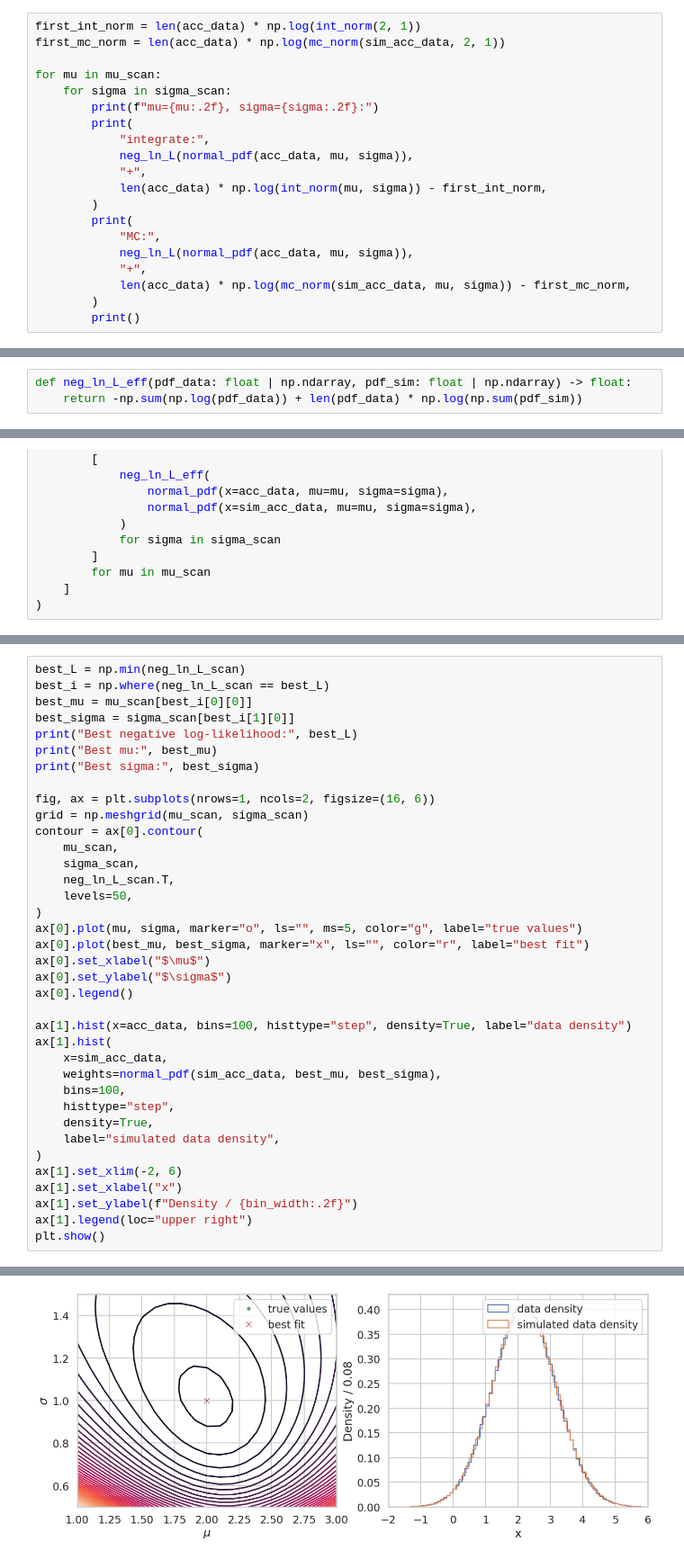
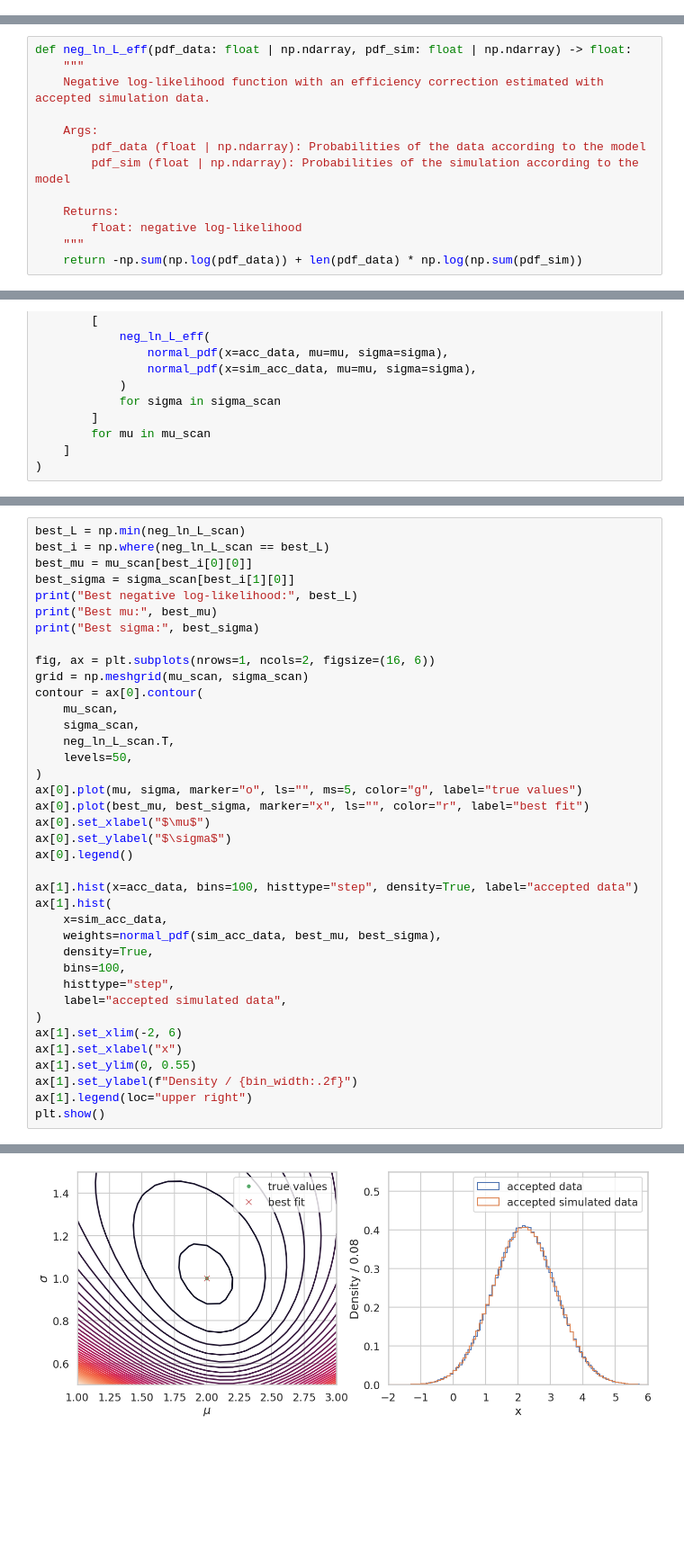
Before and after one commit to n-idw/tutorials, a Jupyter notebook: maximum_likelihood_method.ipynb, the cells around one changed output, grey strips where cells are left out. Shown at 90% size. Cells and saved outputs as stored; diff of their text form; blank space fills up the shorter version.

```diff
--- a/maximum_likelihood_method.ipynb
+++ b/maximum_likelihood_method.ipynb
@@ -444,20 +429,0 @@ sim_acc_data = apply_eff(sim_data)
-# %%
-first_int_norm = len(acc_data) * np.log(int_norm(2, 1))
-first_mc_norm = len(acc_data) * np.log(mc_norm(sim_acc_data, 2, 1))
-
-for mu in mu_scan:
-    for sigma in sigma_scan:
-        print(f"mu={mu:.2f}, sigma={sigma:.2f}:")
-        print(
-            "integrate:",
-            neg_ln_L(normal_pdf(acc_data, mu, sigma)),
-            "+",
-            len(acc_data) * np.log(int_norm(mu, sigma)) - first_int_norm,
-        )
-        print(
-            "MC:",
-            neg_ln_L(normal_pdf(acc_data, mu, sigma)),
-            "+",
-            len(acc_data) * np.log(mc_norm(sim_acc_data, mu, sigma)) - first_mc_norm,
-        )
-        print()
@@ -482,5 +430,15 @@ MC: 839842.5542377618 + 86636.24730900396
 # %%
 def neg_ln_L_eff(pdf_data: float | np.ndarray, pdf_sim: float | np.ndarray) -> float:
+    """
+    Negative log-likelihood function with an efficiency correction estimated with accepted simulation data.
+
+    Args:
+        pdf_data (float | np.ndarray): Probabilities of the data according to the model
+        pdf_sim (float | np.ndarray): Probabilities of the simulation according to the model
+
+    Returns:
+        float: negative log-likelihood
+    """
     return -np.sum(np.log(pdf_data)) + len(pdf_data) * np.log(np.sum(pdf_sim))
 # %% [markdown]
 To use this definition we need to simulate an efficiency accepted sample.
@@ -558,17 +516,18 @@ ax[0].set_xlabel("$\mu$")
 ax[0].set_ylabel("$\sigma$")
 ax[0].legend()
 
-ax[1].hist(x=acc_data, bins=100, histtype="step", density=True, label="data density")
+ax[1].hist(x=acc_data, bins=100, histtype="step", density=True, label="accepted data")
 ax[1].hist(
     x=sim_acc_data,
     weights=normal_pdf(sim_acc_data, best_mu, best_sigma),
+    density=True,
     bins=100,
     histtype="step",
-    density=True,
-    label="simulated data density",
+    label="accepted simulated data",
 )
 ax[1].set_xlim(-2, 6)
 ax[1].set_xlabel("x")
+ax[1].set_ylim(0, 0.55)
 ax[1].set_ylabel(f"Density / {bin_width:.2f}")
 ax[1].legend(loc="upper right")
 plt.show()
@@ -577,3 +536,3 @@ Best negative log-likelihood: 7270453.321589911
 Best mu: 2.0
 Best sigma: 1.0
-[figure, old version]
+[figure, new version]
```
Also changed, not shown: parts of 20 cells of this notebook, 1 other file.
